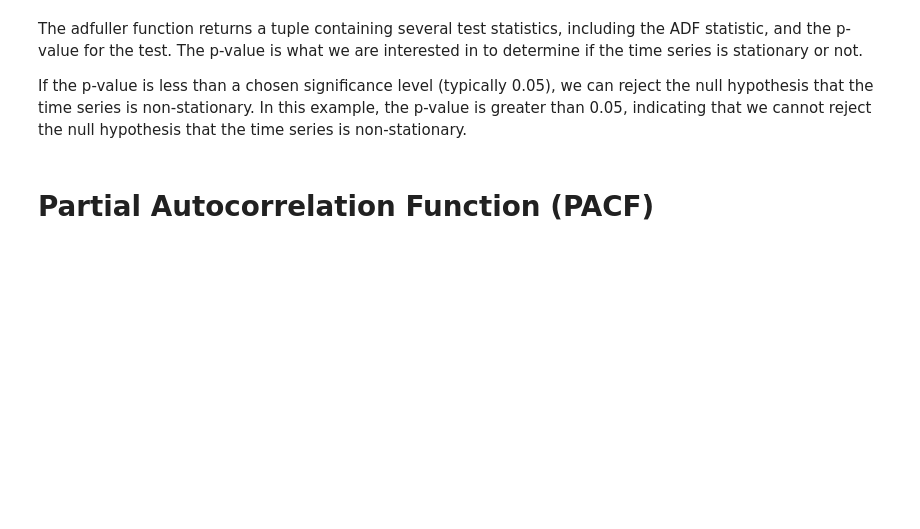
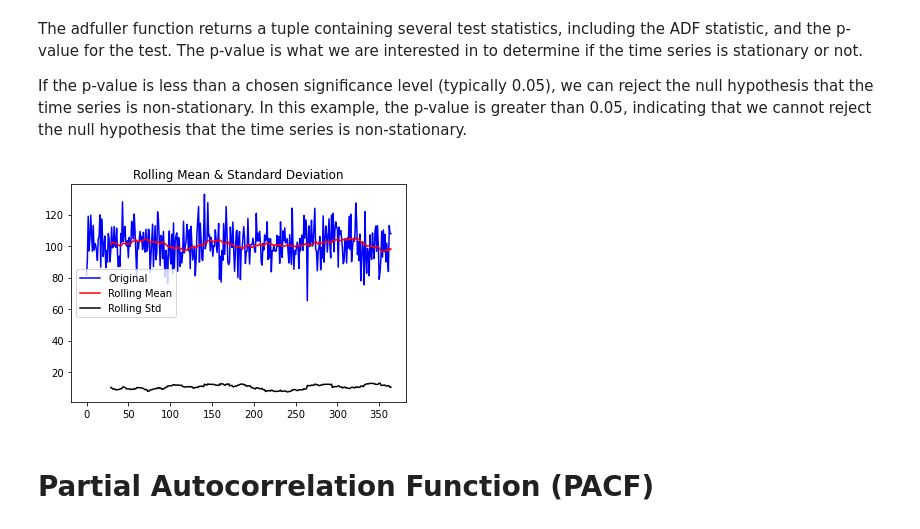
Before and after one commit to shimaabadi/BENGR310, a Jupyter notebook: time_series_analysis.ipynb, the cells around one changed output. Cells and saved outputs as stored; diff of their text form; code cells hidden in the pictures; blank space fills up the shorter version.

```diff
--- a/time_series_analysis.ipynb
+++ b/time_series_analysis.ipynb
@@ -109,7 +0,0 @@ Kurtosis: This refers to the "peakedness" of the distribution. A distribution wi
-# %%
-import numpy as np
-import matplotlib.pyplot as plt
-
-data = np.random.normal(50, 10, size=1000)
-plt.hist(data, bins=30)
-plt.show()
@@ -186,6 +39,21 @@ Critical Values: {'1%': -3.4484434475193777, '5%': -2.869513170510808, '10%': -2
 The adfuller function returns a tuple containing several test statistics, including the ADF statistic, and the p-value for the test. The p-value is what we are interested in to determine if the time series is stationary or not.
 
 If the p-value is less than a chosen significance level (typically 0.05), we can reject the null hypothesis that the time series is non-stationary. In this example, the p-value is greater than 0.05, indicating that we cannot reject the null hypothesis that the time series is non-stationary.
+# %%
+def check_stationarity(data):
+    # Plot the rolling mean and standard deviation
+    rolling_mean = data.rolling(window=30).mean()
+    rolling_std = data.rolling(window=30).std()
+    plt.plot(data, color='blue', label='Original')
+    plt.plot(rolling_mean, color='red', label='Rolling Mean')
+    plt.plot(rolling_std, color='black', label='Rolling Std')
+    plt.legend(loc='best')
+    plt.title('Rolling Mean & Standard Deviation')
+    plt.show()
+
+check_stationarity(df['close'])
+# %% [output]
+[figure, added]
 # %% [markdown]
 # Partial Autocorrelation Function (PACF)
 # %%
```
Also changed, not shown: parts of 49 cells of this notebook, 2 other files.
